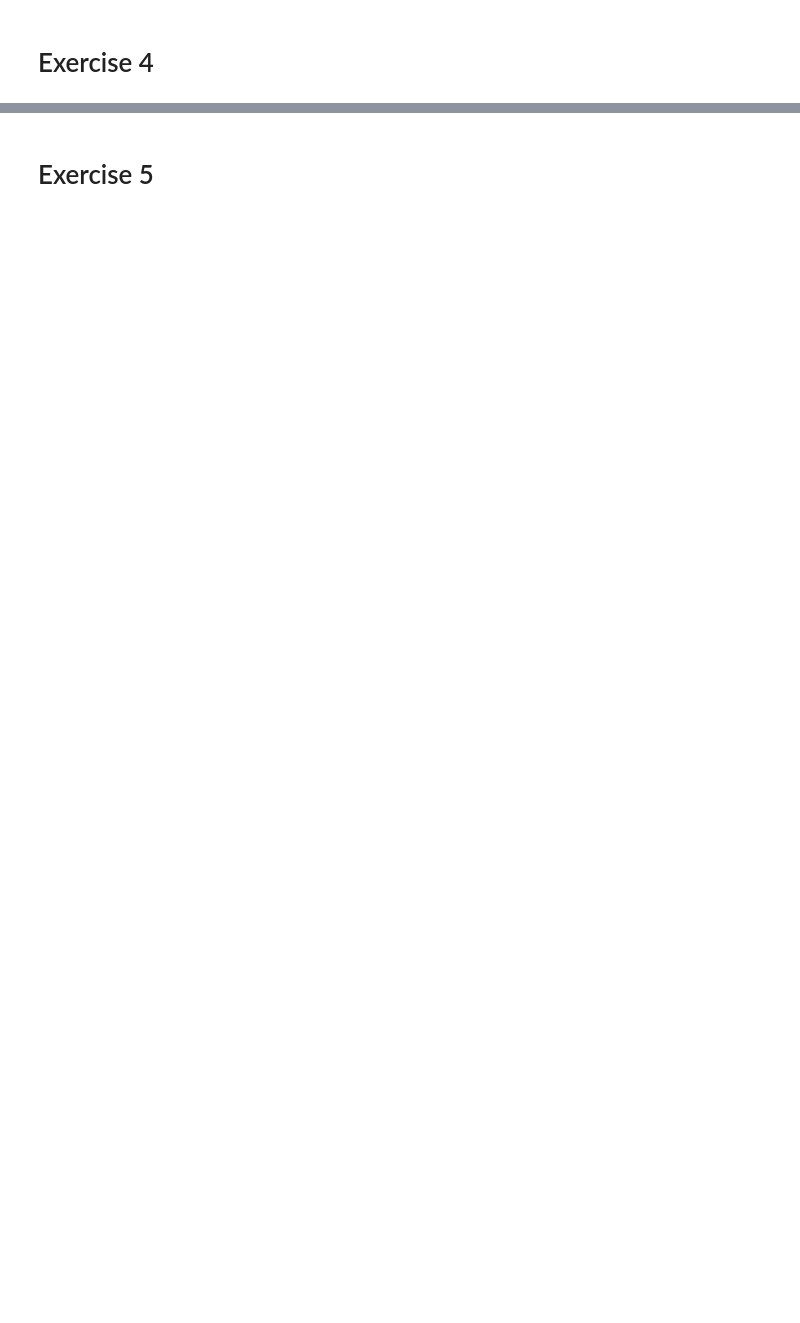
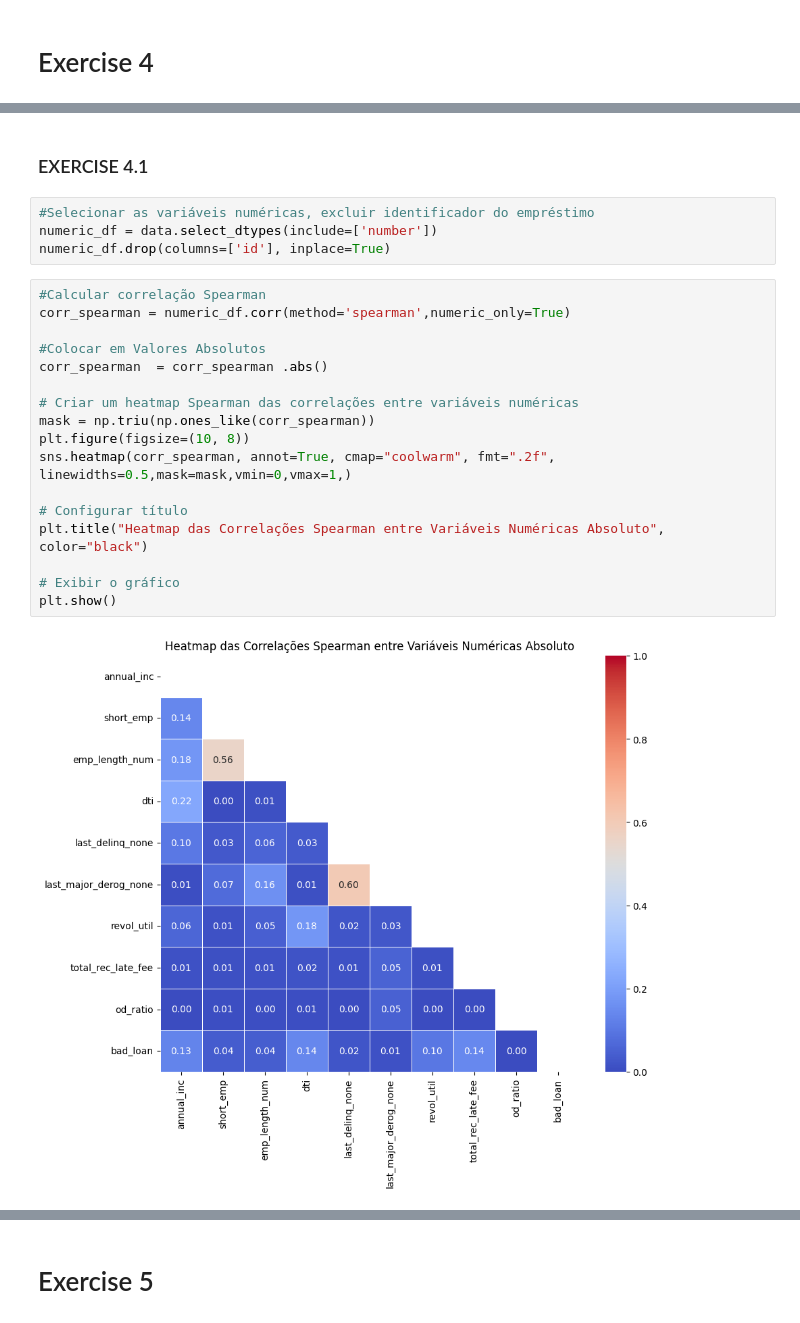
Before and after one commit to pereiranuno/loan-project, a Jupyter notebook: eda-finalproject.ipynb, the cells around one changed output, grey strips where cells are left out. Cells and saved outputs as stored; diff of their text form; blank space fills up the shorter version.

```diff
--- a/eda-finalproject.ipynb
+++ b/eda-finalproject.ipynb
@@ -676,0 +678,25 @@ Name: proportion, dtype: float64
+# %% [markdown]
+### EXERCISE 4.1
+# %%
+#Selecionar as variáveis numéricas, excluir identificador do empréstimo
+numeric_df = data.select_dtypes(include=['number'])
+numeric_df.drop(columns=['id'], inplace=True)
+# %%
+#Calcular correlação Spearman
+corr_spearman = numeric_df.corr(method='spearman',numeric_only=True)
+
+#Colocar em Valores Absolutos
+corr_spearman  = corr_spearman .abs()
+
+# Criar um heatmap Spearman das correlações entre variáveis numéricas
+mask = np.triu(np.ones_like(corr_spearman))
+plt.figure(figsize=(10, 8))
+sns.heatmap(corr_spearman, annot=True, cmap="coolwarm", fmt=".2f", linewidths=0.5,mask=mask,vmin=0,vmax=1,)
+
+# Configurar título
+plt.title("Heatmap das Correlações Spearman entre Variáveis Numéricas Absoluto", color="black")
+
+# Exibir o gráfico
+plt.show()
+# %% [output]
+[figure, added]
```
Also changed, not shown: parts of 24 cells of this notebook.
